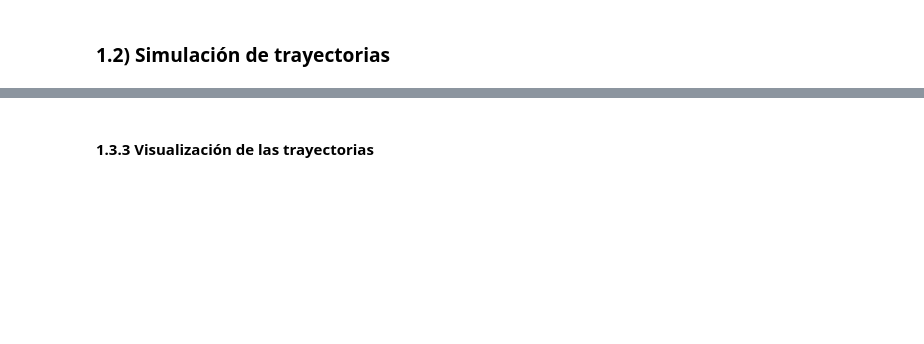
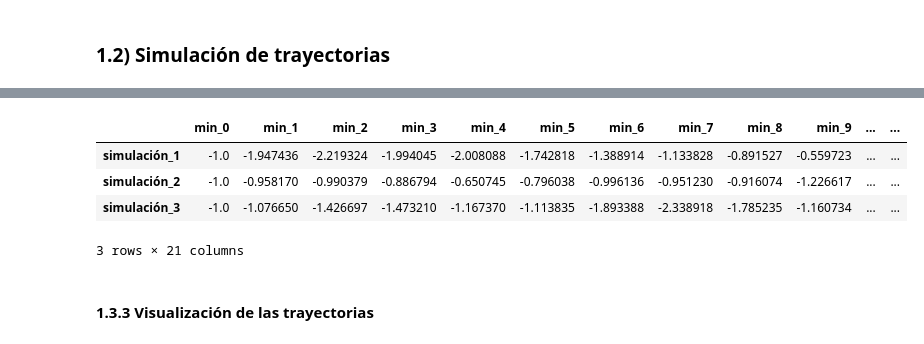
Before and after one commit to AnIsAsPe/Estimacion-probabilidad-conflicto-en-trayectorias-de-vuelos-paralelos, a Jupyter notebook: Notebooks/Estimación_probabilidad_de_conflicto_en_trayectorias_de_vuelo_MonteCarlo.ipynb, the cells around one changed output, grey strips where cells are left out. Saved outputs shown, nothing was run; the diff lists cells and outputs as text; code cells hidden in the pictures; blank space fills up the shorter version.

```diff
--- a/Notebooks/Estimación_probabilidad_de_conflicto_en_trayectorias_de_vuelo_MonteCarlo.ipynb
+++ b/Notebooks/Estimación_probabilidad_de_conflicto_en_trayectorias_de_vuelo_MonteCarlo.ipynb
@@ -232,4 +248,12 @@ X_a['B'].head(3)
 3 rows × 21 columns
+# %%
+X_c['B'].head(3)
+# %% [output]
+|  | min_0 | min_1 | min_2 | min_3 | min_4 | min_5 | min_6 | min_7 | min_8 | min_9 | ... | ... |
+| simulación_1 | -1.0 | -1.947436 | -2.219324 | -1.994045 | -2.008088 | -1.742818 | -1.388914 | -1.133828 | -0.891527 | -0.559723 | ... | ... |
+| simulación_2 | -1.0 | -0.958170 | -0.990379 | -0.886794 | -0.650745 | -0.796038 | -0.996136 | -0.951230 | -0.916074 | -1.226617 | ... | ... |
+| simulación_3 | -1.0 | -1.076650 | -1.426697 | -1.473210 | -1.167370 | -1.113835 | -1.893388 | -2.338918 | -1.785235 | -1.160734 | ... | ... |
+3 rows × 21 columns
 # %% [markdown]
 #### 1.3.3 Visualización de las trayectorias
 # %%
```
Also changed, not shown: parts of 12 cells of this notebook.
